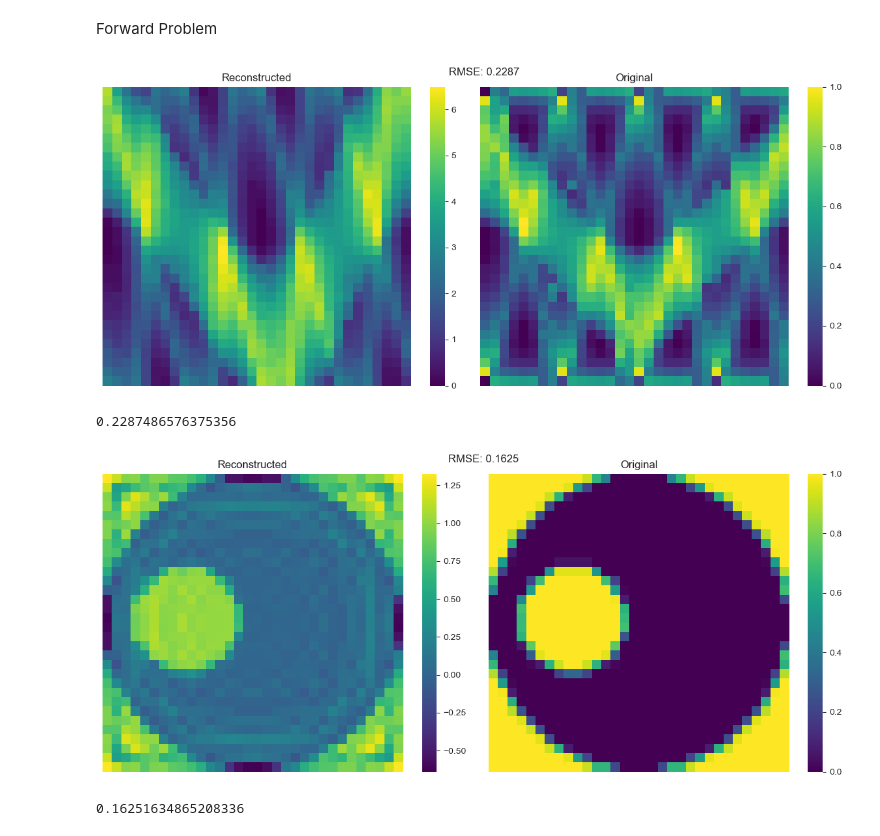
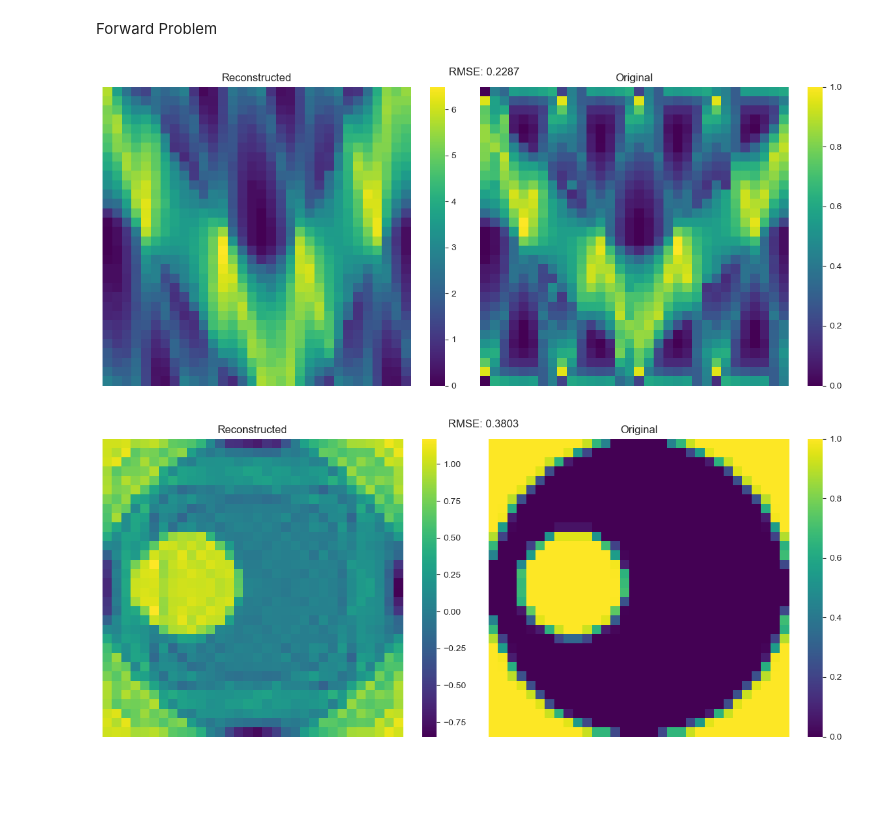
Before and after one commit to aakashks/CT-Reconstruction-2D, a Jupyter notebook: test_notebooks/test_balanced_data.ipynb, the cells around one changed output. Saved outputs shown, nothing was run; the diff lists cells and outputs as text; code cells hidden in the pictures; blank space fills up the shorter version.

```diff
--- a/test_notebooks/test_balanced_data.ipynb
+++ b/test_notebooks/test_balanced_data.ipynb
@@ -33,6 +33,6 @@ d.shape
 # %% [output]
 (1024,)
 # %%
-A = CreateInterceptMatrix(**params).create_intercept_matrix_from_lines()
-A.shape
+recon = Reconstruction(**params)
+recon.A.shape
 # %% [output]
@@ -50,16 +50,13 @@ plot_images(x_img, phantom_img)
 Forward Problem
 # %%
 x = phantom_img.flatten()
-d_recon = A @ x
+d_recon = recon.A @ x
 # %%
 plot_images(d_recon.reshape(32, 32), d.reshape(32, 32))
 # %% [output]
 [figure]
-0.2287486576375356
 # %%
-x_recon = SolveEquation(A, d_recon).solve(useLibrary='lstsq')
-x_recon_img = x_recon.reshape(32, 32)
-plot_images(x_recon_img, phantom_img, rescale_for_rmse=False)
+x_recon_img = recon.solve(d_recon)
+plot_images(x_recon_img, phantom_img)
 # %% [output]
-[figure, old version]
+[figure, new version]
-0.16251634865208336
```
Also changed, not shown: parts of 2 cells of this notebook, 4 other files.
